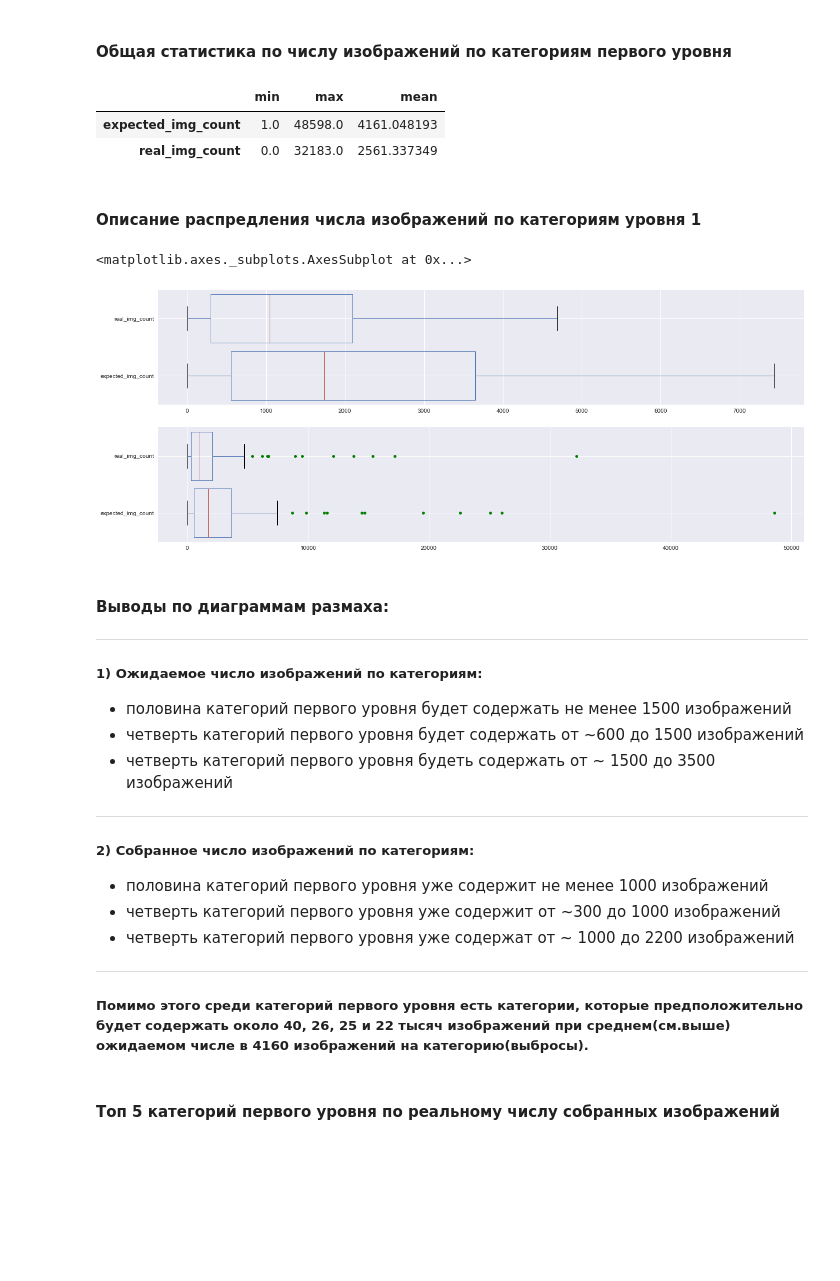
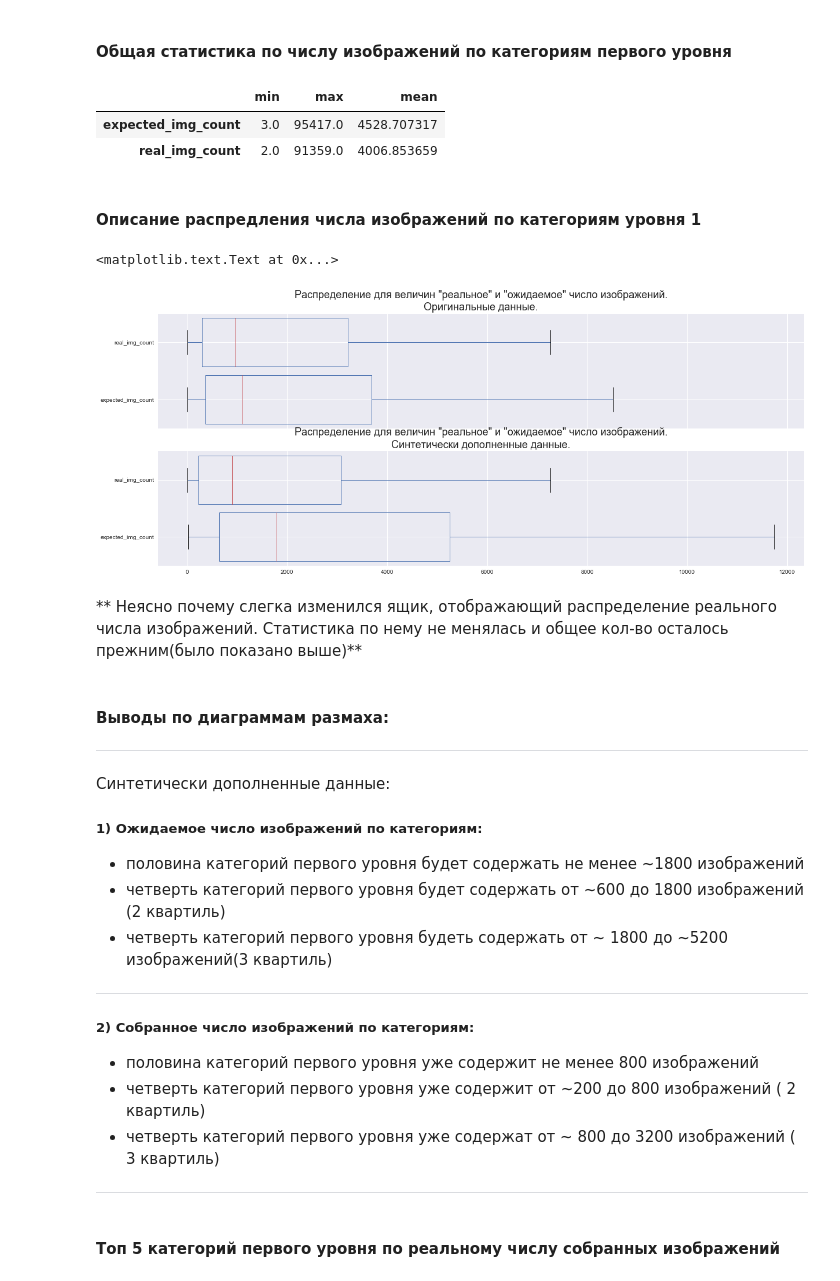
Before and after one commit to JointEntropy/practice_2, a Jupyter notebook: analyzer.ipynb, the cells around one changed output. Cells and saved outputs as stored; diff of their text form; code cells hidden in the pictures; blank space fills up the shorter version.

```diff
--- a/analyzer.ipynb
+++ b/analyzer.ipynb
@@ -40,0 +46,8 @@ memory usage: 1.5+ MB
+# %%
+# inplace модификация датафрейма
+df['category_path'].where(df['synthetic_data']==False,df['category_path'].map(lambda _:_[20:]),inplace=True)
+df['category_path'].where(df['synthetic_data']==True,df['category_path'].map(lambda _:_[20:]),inplace=True)
+# %%
+# Разделение на dataframe  с и без синтетически сгенерированной статистики
+s_df = df[df['synthetic_data'] == True]
+o_df =  df[df['synthetic_data'] == False]
@@ -126,6 +166,7 @@ Name: category_path, dtype: int64
 ### Разбиение пути на уровни с дополнением слишком коротких путей до макс.длины
 tmp = df['category_path'].str.split('\\', expand=True)
 df[ ['level'+str(i) for i in range(max_depth)] ] = tmp
+o_df[ ['level'+str(i) for i in range(max_depth)] ] = tmp
 #df.head(5)[['level'+str(i) for i in range(max_depth)]]
 # %% [markdown]
 ###  Анализ числа категорий по уровням.
@@ -157,40 +204,49 @@ cols = ['level'+str(i) for i in range(1,max_depth)]
 ####   Общая статистика по числу изображений по категориям первого уровня
 # %%
 level1_img_stats =  df.groupby('level1')[['expected_img_count','real_img_count']].sum()
+o_level1_img_stats =  o_df.groupby('level1')[['expected_img_count','real_img_count']].sum()
 level1_img_stats.agg(['min','max','mean']).T
+o_level1_img_stats.agg(['min','max','mean']).T
 # %% [output]
 |  | min | max | mean |
-| expected_img_count | 1.0 | 48598.0 | 4161.048193 |
-| real_img_count | 0.0 | 32183.0 | 2561.337349 |
+| expected_img_count | 3.0 | 95417.0 | 4528.707317 |
+| real_img_count | 2.0 | 91359.0 | 4006.853659 |
 # %% [markdown]
 #### Описание распредления числа изображений по категориям уровня 1
 # %%
-_, axes = plt.subplots(nrows=2, ncols=1,figsize=(20,8))
+_, axes = plt.subplots(nrows=2, ncols=1,figsize=(20,8),sharex=True)
 #sns.boxplot(x='expected_img_count', data=level1_img_stats)
-level1_img_stats.plot.box(widths=0.85,vert=False,showfliers=False,
+o_level1_img_stats.plot.box(widths=0.85,vert=False,showfliers=False,
                           flierprops={'markersize':5, 'marker':'o', 'markerfacecolor':'green'},
                           ax=axes[0]
                          )
-level1_img_stats.plot.box(widths=0.85,vert=False,showfliers=True,
+level1_img_stats.plot.box(widths=0.85,vert=False,showfliers=False,
                           flierprops={'markersize':5, 'marker':'o', 'markerfacecolor':'green'},
                           ax=axes[1]
                          )
+
+axes[0].set_title('Распределение для величин "реальное" и "ожидаемое" число изображений.\nОригинальные данные.',
+                  size=18)
+axes[1].set_title('Распределение для величин "реальное" и "ожидаемое" число изображений.\nСинтетически дополненные данные.',
+                  size=18)
 # %% [output]
-<matplotlib.axes._subplots.AxesSubplot at 0x...>
+<matplotlib.text.Text at 0x...>
-[figure, old version]
+[figure, new version]
+# %% [markdown]
+** Неясно почему слегка изменился ящик, отображающий распределение реального числа изображений. Статистика по нему не менялась и общее кол-во осталось прежним(было показано выше)**
 # %% [markdown]
 #### Выводы по диаграммам размаха:
 ***
+Синтетически дополненные  данные:
 ##### 1) Ожидаемое число изображений по категориям:
-* половина  категорий первого уровня будет содержать  не менее 1500 изображений
-* четверть категорий первого уровня будет содержать от ~600 до 1500 изображений
-* четверть категорий первого уровня будеть содержать  от ~ 1500 до 3500 изображений
+* половина  категорий первого уровня будет содержать  не менее ~1800 изображений
+* четверть категорий первого уровня будет содержать от ~600 до 1800 изображений (2 квартиль)
+* четверть категорий первого уровня будеть содержать  от ~ 1800 до ~5200 изображений(3 квартиль)
 ***
 ##### 2) Собранное число изображений по категориям:
-* половина  категорий первого уровня уже содержит  не менее 1000 изображений
-* четверть категорий первого уровня уже содержит от ~300 до 1000 изображений
-* четверть категорий первого уровня уже содержат  от ~ 1000 до 2200 изображений
+* половина  категорий первого уровня уже содержит  не менее 800 изображений
+* четверть категорий первого уровня уже содержит от ~200 до 800 изображений ( 2 квартиль)
+* четверть категорий первого уровня уже содержат  от ~ 800 до 3200 изображений ( 3 квартиль)
 ****
-##### Помимо этого среди категорий первого уровня есть категории, которые предположительно будет содержать около 40, 26, 25 и 22 тысяч изображений при среднем(см.выше) ожидаемом  числе в 4160 изображений на категорию(выбросы).
 # %% [markdown]
 #### Топ 5 категорий первого уровня по реальному числу собранных изображений
```
Also changed, not shown: parts of 16 cells of this notebook.
